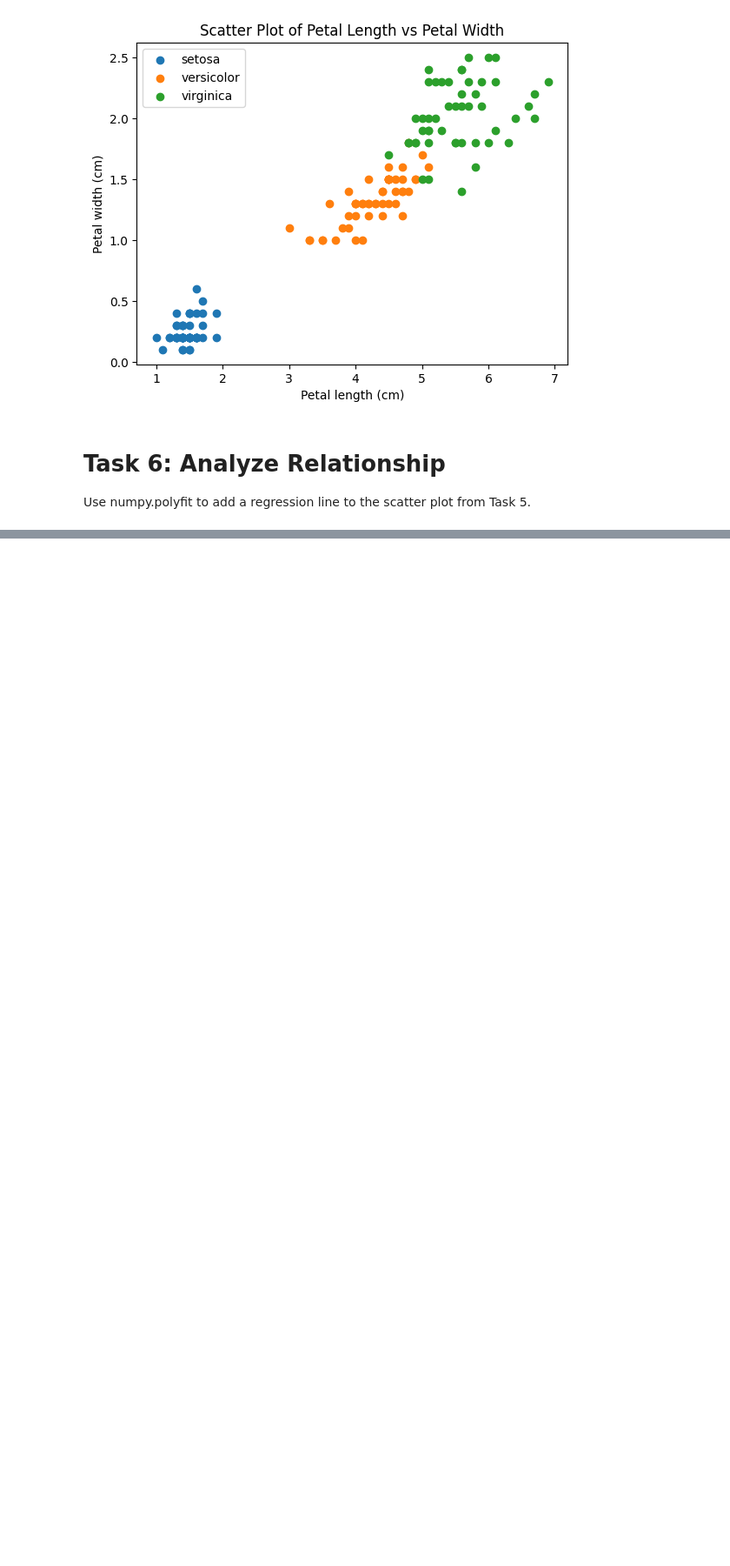
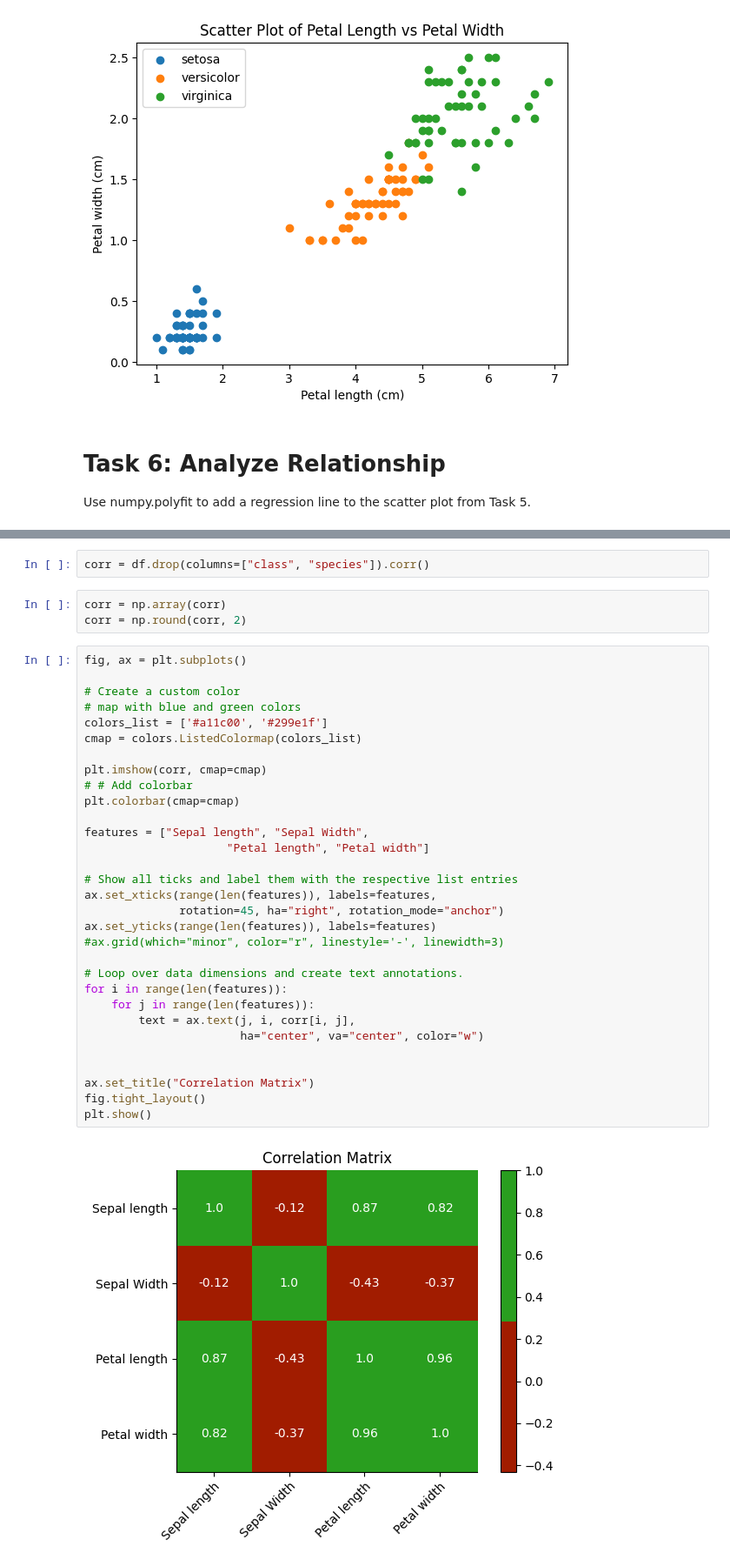
Before and after one commit to aldaszarnauskas/principles_of_data_analytics, a Jupyter notebook: Tasks.ipynb, the cells around one changed output, grey strips where cells are left out. Shown at 87% size. Drawn from its saved outputs; the diff is of its cells as text; blank space fills up the shorter version.

```diff
--- a/Tasks.ipynb
+++ b/Tasks.ipynb
@@ -369,0 +405,38 @@ plt.show()
+# %%
+corr = df.drop(columns=["class", "species"]).corr()
+# %%
+corr = np.array(corr)
+corr = np.round(corr, 2)
+# %%
+fig, ax = plt.subplots()
+
+# Create a custom color
+# map with blue and green colors
+colors_list = ['#a11c00', '#299e1f']
+cmap = colors.ListedColormap(colors_list)
+
+plt.imshow(corr, cmap=cmap)
+# # Add colorbar
+plt.colorbar(cmap=cmap)
+
+features = ["Sepal length", "Sepal Width",
+                     "Petal length", "Petal width"]
+
+# Show all ticks and label them with the respective list entries
+ax.set_xticks(range(len(features)), labels=features,
+              rotation=45, ha="right", rotation_mode="anchor")
+ax.set_yticks(range(len(features)), labels=features)
+#ax.grid(which="minor", color="r", linestyle='-', linewidth=3)
+
+# Loop over data dimensions and create text annotations.
+for i in range(len(features)):
+    for j in range(len(features)):
+        text = ax.text(j, i, corr[i, j],
+                       ha="center", va="center", color="w")
+
+
+ax.set_title("Correlation Matrix")
+fig.tight_layout()
+plt.show()
+# %% [output]
+[figure, added]
```
Also changed, not shown: parts of 7 cells of this notebook.
